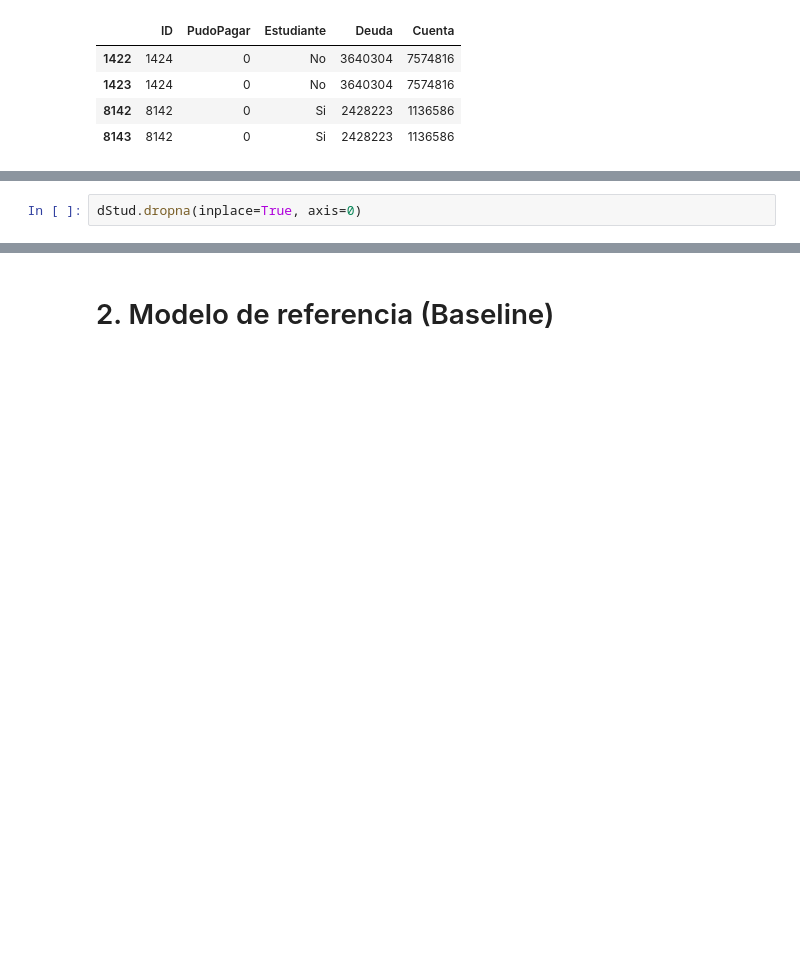
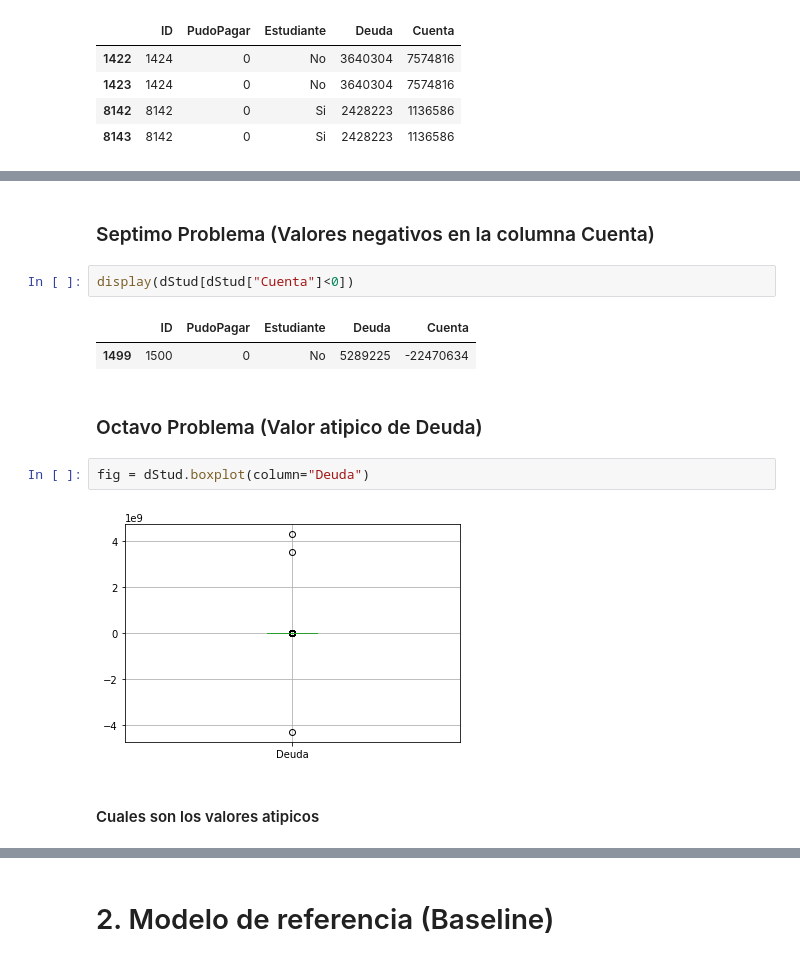
Before and after one commit to Kaiziferr/CursoAnalitica, a Jupyter notebook: Exmaen nuevo/Examen-Practico-2020-01-STUD.ipynb, the cells around one changed output, grey strips where cells are left out. Saved outputs shown, nothing was run; the diff lists cells and outputs as text; blank space fills up the shorter version.

```diff
--- a/Exmaen nuevo/Examen-Practico-2020-01-STUD.ipynb
+++ b/Exmaen nuevo/Examen-Practico-2020-01-STUD.ipynb
@@ -219,2 +157,0 @@ Se encontro que hay cuatro valores nulos en el feature "Estudiante". Para soluci
-# %%
-dStud.dropna(inplace=True, axis=0)
@@ -231,0 +178,15 @@ dStud.drop_duplicates(inplace=True)
+# %% [markdown]
+### Septimo Problema (Valores negativos en la columna Cuenta)
+# %%
+display(dStud[dStud["Cuenta"]<0])
+# %% [output]
+|  | ID | PudoPagar | Estudiante | Deuda | Cuenta |
+| 1499 | 1500 | 0 | No | 5289225 | -22470634 |
+# %% [markdown]
+### Octavo Problema (Valor atipico de Deuda)
+# %%
+fig = dStud.boxplot(column="Deuda")
+# %% [output]
+[figure, added]
+# %% [markdown]
+#### Cuales son los valores atipicos
```
Also changed, not shown: parts of 126 cells of this notebook, 4 other files.
